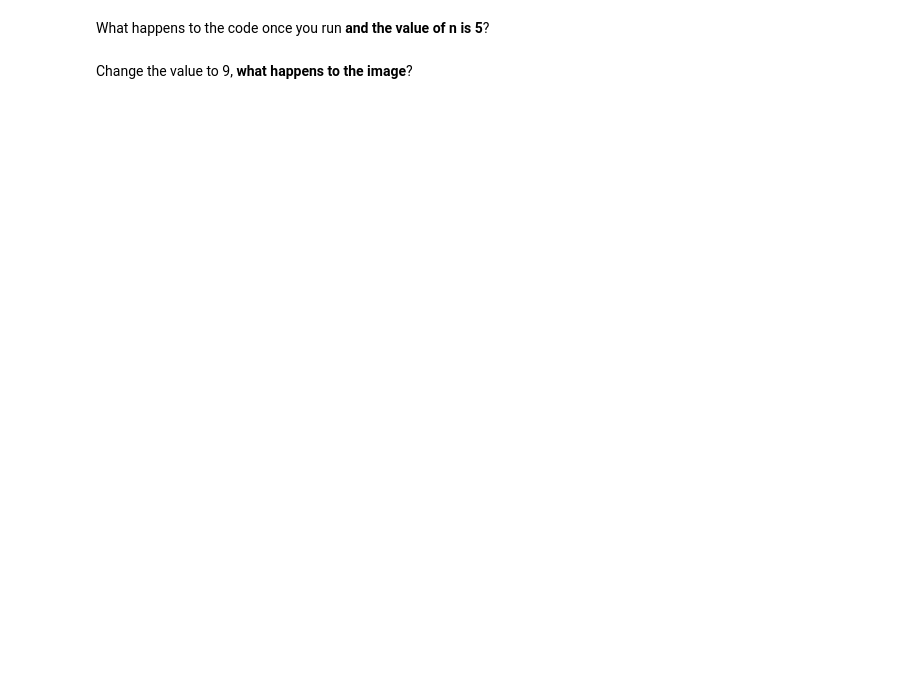
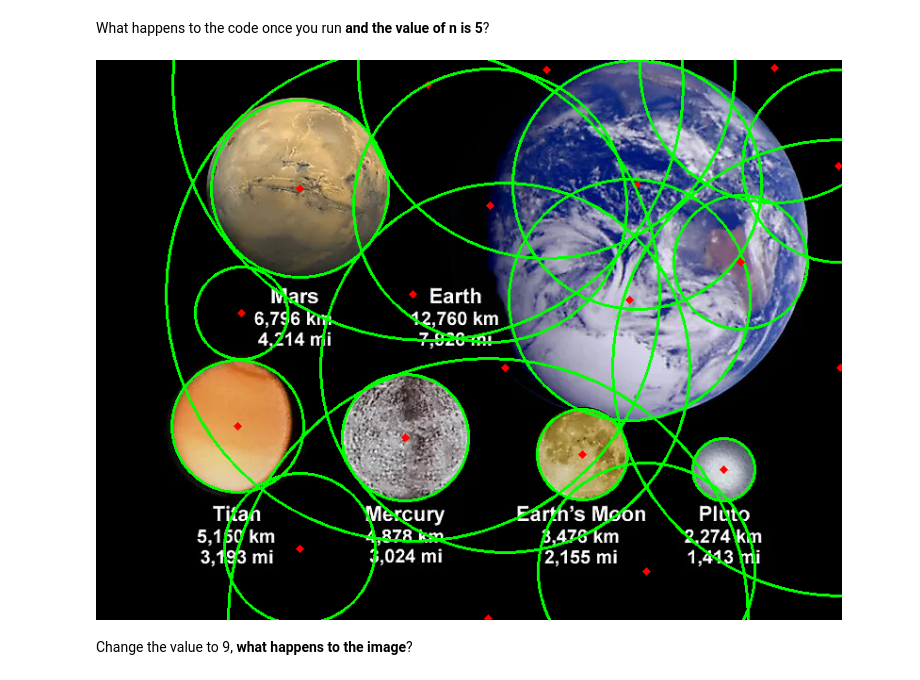
Before and after one commit to jepowo/ComputerVision_-CrashCourse-, a Jupyter notebook: CPE313_ACT5_Line_and_CircleDetection_cpe32s8_DelaRosaJohnErrol.ipynb, the cells around one changed output. Cells and saved outputs as stored; diff of their text form; code cells hidden in the pictures; blank space fills up the shorter version.

```diff
--- a/CPE313_ACT5_Line_and_CircleDetection_cpe32s8_DelaRosaJohnErrol.ipynb
+++ b/CPE313_ACT5_Line_and_CircleDetection_cpe32s8_DelaRosaJohnErrol.ipynb
@@ -107,4 +106,26 @@ cv2_imshow(planets)
 # %% [markdown]
 What happens to the code once you run **and the value of n is 5**?
+# %%
+n = 9
+
+planets = cv2.imread('/content/planets-jpeg.jpg')
+gray_img = cv2.cvtColor(planets, cv2.COLOR_BGR2GRAY)
+img = cv2.medianBlur(gray_img, n) # We will change this value passed as parameter and observe results
+cimg = cv2.cvtColor(img,cv2.COLOR_GRAY2BGR)
+circles = cv2.HoughCircles(img,cv2.HOUGH_GRADIENT,1,120,
+                            param1=100,param2=30,minRadius=0,
+                                maxRadius=0)
+circles = np.uint16(np.around(circles))
+
+for i in circles[0,:]:
+  # draw the outer circle
+  cv2.circle(planets,(i[0],i[1]),i[2],(0,255,0),2)
+  # draw the center of the circle
+  cv2.circle(planets,(i[0],i[1]),2,(0,0,255),3)
+
+cv2.imwrite("planets_circles.jpg", planets)
+cv2_imshow(planets)
+# %% [output]
+[figure, added]
 # %% [markdown]
 Change the value to 9, **what happens to the image**?
```
Also changed, not shown: parts of 2 cells of this notebook.
